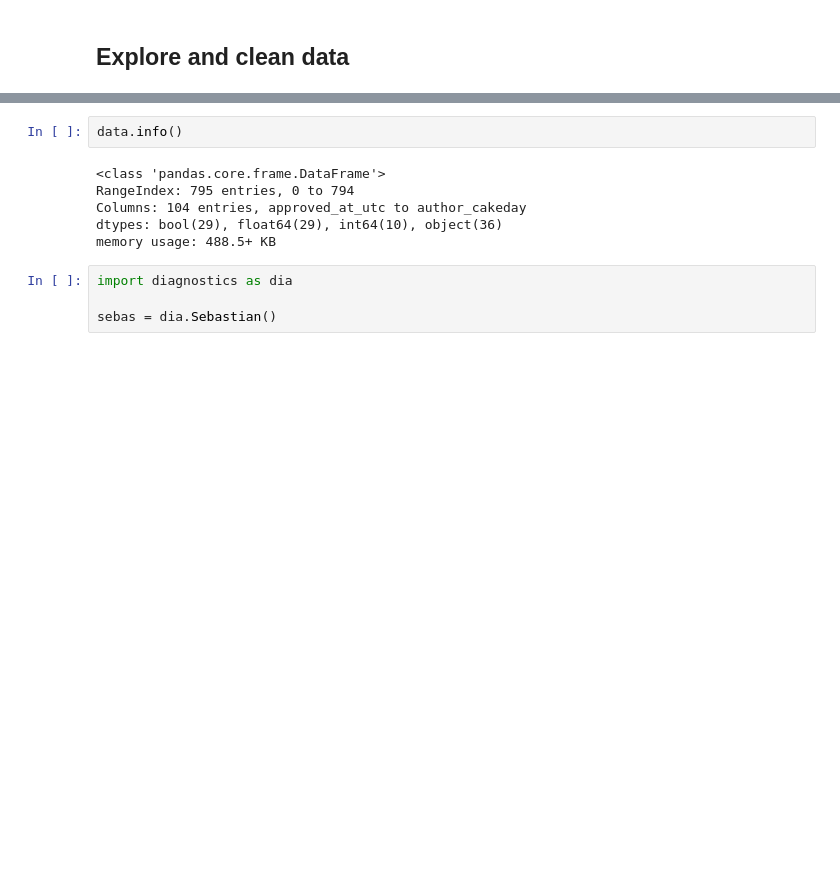
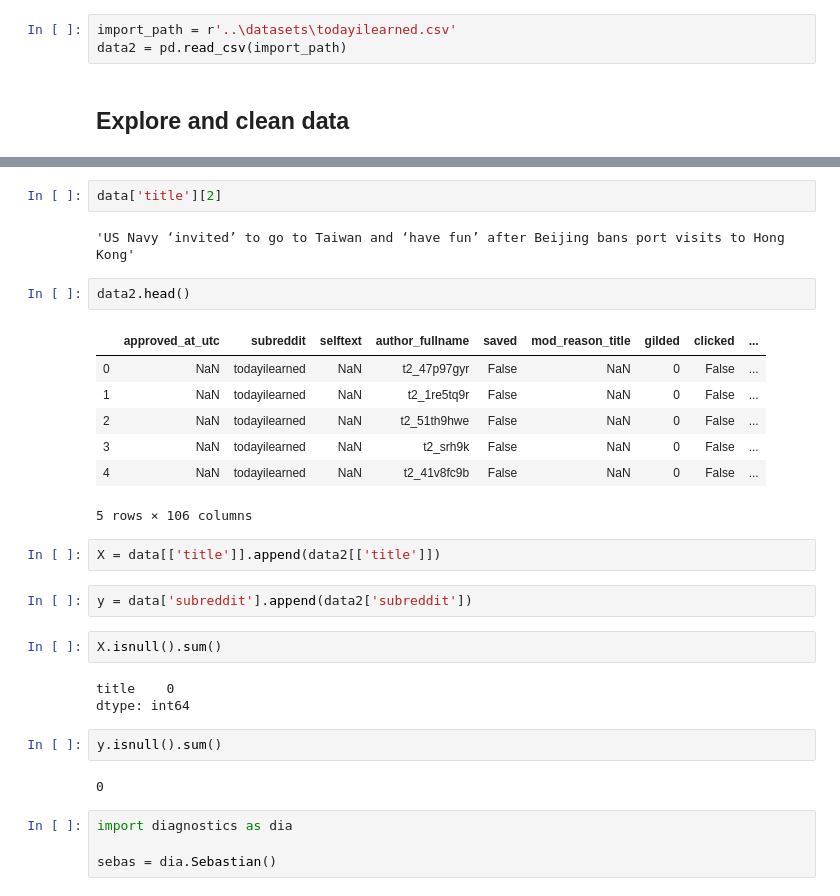
Before and after one commit to persocom01/GA-lessons, a Jupyter notebook: PROJECTS-AND-ASSIGNMENTS/project_3/code/02_data_cleaning_and_eda.ipynb, the cells around one changed output, grey strips where cells are left out. Cells and saved outputs as stored; diff of their text form; blank space fills up the shorter version.

```diff
--- a/PROJECTS-AND-ASSIGNMENTS/project_3/code/02_data_cleaning_and_eda.ipynb
+++ b/PROJECTS-AND-ASSIGNMENTS/project_3/code/02_data_cleaning_and_eda.ipynb
@@ -24,5 +24,8 @@ import pandas as pd
 # %%
 import_path = r'..\datasets\worldnews.csv'
 data = pd.read_csv(import_path)
+# %%
+import_path = r'..\datasets\todayilearned.csv'
+data2 = pd.read_csv(import_path)
 # %% [markdown]
 ## Explore and clean data
@@ -38,12 +62,31 @@ data.head()
 5 rows × 104 columns
-# %%
-data.info()
-# %% [output]
-<class 'pandas.core.frame.DataFrame'>
-RangeIndex: 795 entries, 0 to 794
-Columns: 104 entries, approved_at_utc to author_cakeday
-dtypes: bool(29), float64(29), int64(10), object(36)
-memory usage: 488.5+ KB
+# %%
+data['title'][2]
+# %% [output]
+'US Navy ‘invited’ to go to Taiwan and ‘have fun’ after Beijing bans port visits to Hong Kong'
+# %%
+data2.head()
+# %% [output]
+|  | approved_at_utc | subreddit | selftext | author_fullname | saved | mod_reason_title | gilded | clicked | ... |
+| 0 | NaN | todayilearned | NaN | t2_47p97gyr | False | NaN | 0 | False | ... |
+| 1 | NaN | todayilearned | NaN | t2_1re5tq9r | False | NaN | 0 | False | ... |
+| 2 | NaN | todayilearned | NaN | t2_51th9hwe | False | NaN | 0 | False | ... |
+| 3 | NaN | todayilearned | NaN | t2_srh9k | False | NaN | 0 | False | ... |
+| 4 | NaN | todayilearned | NaN | t2_41v8fc9b | False | NaN | 0 | False | ... |
+5 rows × 106 columns
+# %%
+X = data[['title']].append(data2[['title']])
+# %%
+y = data['subreddit'].append(data2['subreddit'])
+# %%
+X.isnull().sum()
+# %% [output]
+title    0
+dtype: int64
+# %%
+y.isnull().sum()
+# %% [output]
+0
 # %%
 import diagnostics as dia
 
```
Also changed, not shown: parts of 8 cells of this notebook, 3 other files.
